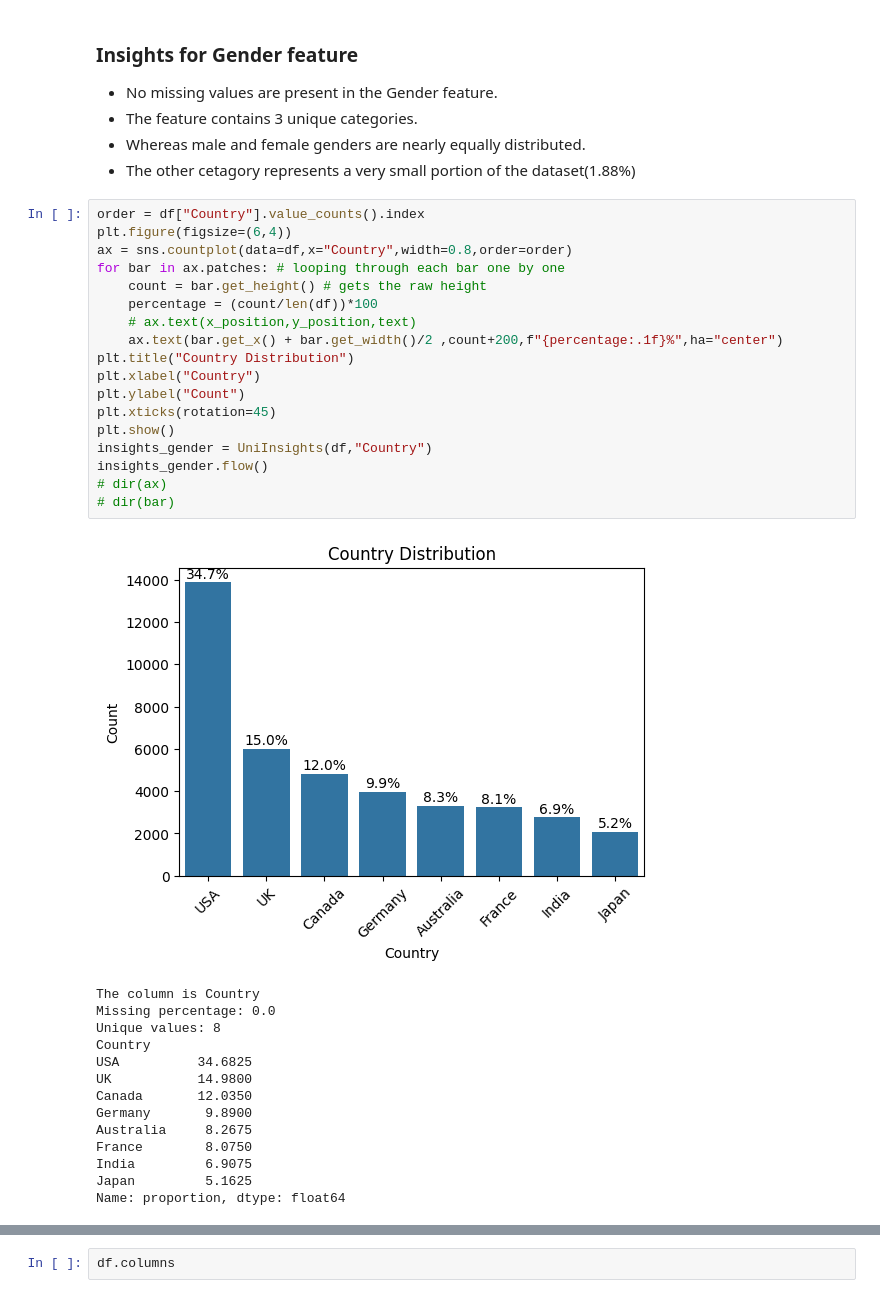
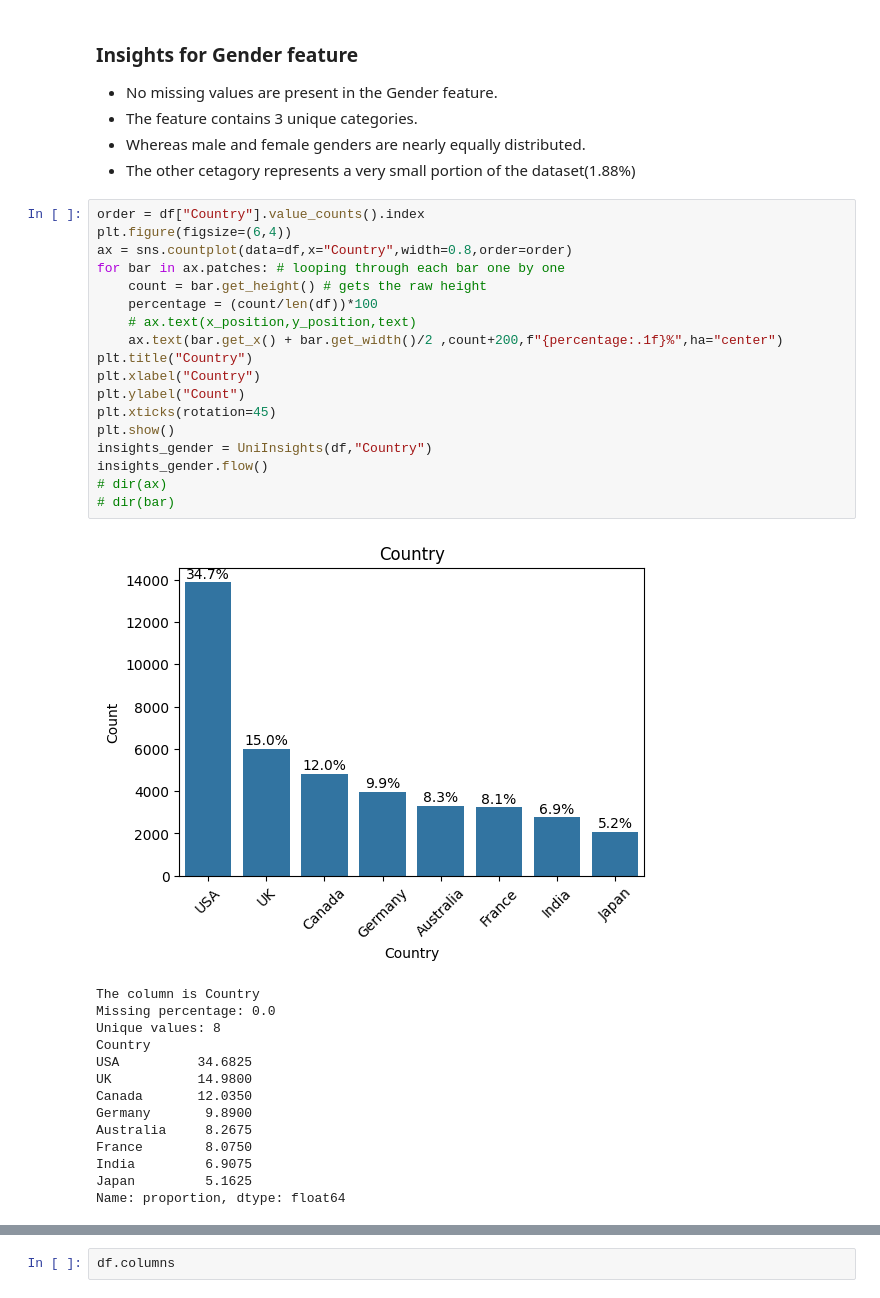
Before and after one commit to laharitummala-tech/Customer-Churn-Intelligence-Retention-System, a Jupyter notebook: notebooks/01_churn_model_building.ipynb, the cells around one changed output, grey strips where cells are left out. Saved outputs shown, nothing was run; the diff lists cells and outputs as text.

```diff
--- a/notebooks/01_churn_model_building.ipynb
+++ b/notebooks/01_churn_model_building.ipynb
@@ -532,23 +597,23 @@ Name: proportion, dtype: float64
 # %%
 order = df["Country"].value_counts().index
 plt.figure(figsize=(6,4))
 ax = sns.countplot(data=df,x="Country",width=0.8,order=order)
 for bar in ax.patches: # looping through each bar one by one
     count = bar.get_height() # gets the raw height
     percentage = (count/len(df))*100
     # ax.text(x_position,y_position,text)
     ax.text(bar.get_x() + bar.get_width()/2 ,count+200,f"{percentage:.1f}%",ha="center")
-plt.title("Country Distribution")
+plt.title("Country")
 plt.xlabel("Country")
 plt.ylabel("Count")
 plt.xticks(rotation=45)
 plt.show()
 insights_gender = UniInsights(df,"Country")
 insights_gender.flow()
 # dir(ax)
 # dir(bar)
 # %% [output]
-[figure, old version]
+[figure, new version]
 The column is Country
 Missing percentage: 0.0
 Unique values: 8
```
Also changed, not shown: parts of 56 cells of this notebook.
